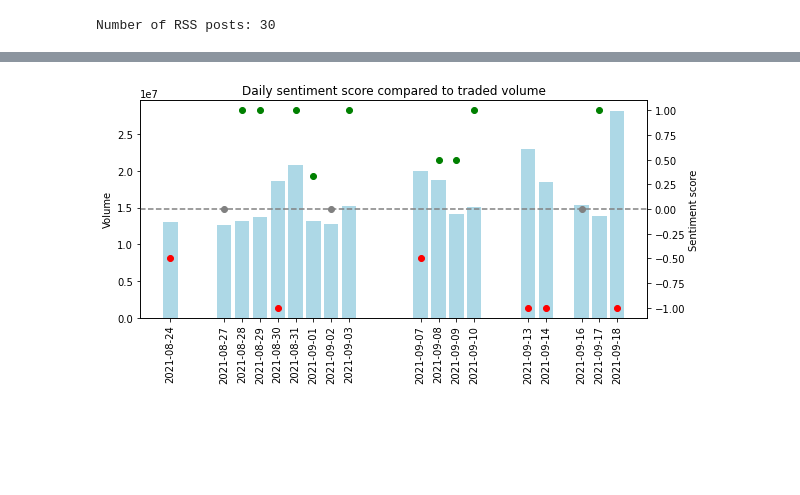
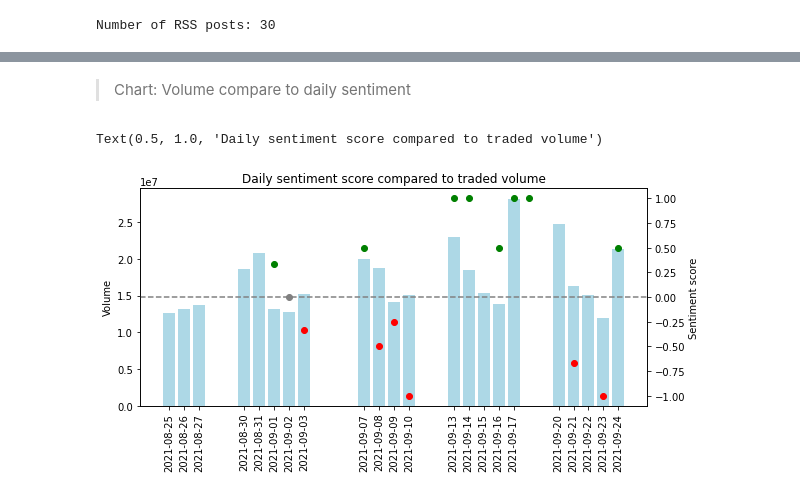
Before and after one commit to bergr7/financial_sentiment_app, a Jupyter notebook: src/notebook/prices.ipynb, the cells around one changed output, grey strips where cells are left out. Drawn from its saved outputs; the diff is of its cells as text; code cells hidden in the pictures; blank space fills up the shorter version.

```diff
--- a/src/notebook/prices.ipynb
+++ b/src/notebook/prices.ipynb
@@ -121,30 +140,34 @@ ind_data.head()
+# %% [markdown]
+> Chart: Volume compare to daily sentiment
 # %%
-dates_plot = np.array([pd.to_datetime(date, format="%Y-%m-%d") for date in ind_data.date.values])
+dates_plot = np.array([pd.to_datetime(date, format="%Y-%m-%d") for date in close_volume.date.values])
 dates_labels =  [str(date)[:-9] for date in dates_plot]
-volume = close_volume.loc[close_volume.date >= min(dates_plot), "volume"]
+volume = close_volume.loc[:, "volume"]
+dates_sent = ind_data.loc[ind_data.date >= dates_plot.min()].date.values
 sentiment_scores = ind_data.day_score.values
 
 fig = plt.figure(figsize=(20,4))
 
 ax1 = plt.subplot(121)
 ax2 = ax1.twinx()
 
 # conditional color scatter
 pos_idx = sentiment_scores > 0
 neg_idx = sentiment_scores < 0
 neu_idx = sentiment_scores == 0
 
 b = ax1.bar(dates_plot, volume, color="lightblue")
-s = ax2.scatter(dates_plot[pos_idx], sentiment_scores[pos_idx], color="green")
-s2 = ax2.scatter(dates_plot[neg_idx], sentiment_scores[neg_idx], color="red")
-s3 = ax2.scatter(dates_plot[neu_idx], sentiment_scores[neu_idx], color="gray")
+s = ax2.scatter(dates_sent[pos_idx], sentiment_scores[pos_idx], color="green")
+s2 = ax2.scatter(dates_sent[neg_idx], sentiment_scores[neg_idx], color="red")
+s3 = ax2.scatter(dates_sent[neu_idx], sentiment_scores[neu_idx], color="gray")
 
 ax1.set_xticks(dates_plot)
 ax1.set_xticklabels(dates_labels, rotation=90)
 ax1.set_ylabel("Volume")
 ax2.set_ylabel("Sentiment score")
 
 ax2.axhline(0, 0, 1, color="gray", linestyle="--")
 plt.title("Daily sentiment score compared to traded volume")
 # %% [output]
+Text(0.5, 1.0, 'Daily sentiment score compared to traded volume')
-[figure, old version]
+[figure, new version]
```
Also changed, not shown: parts of 8 cells of this notebook.
